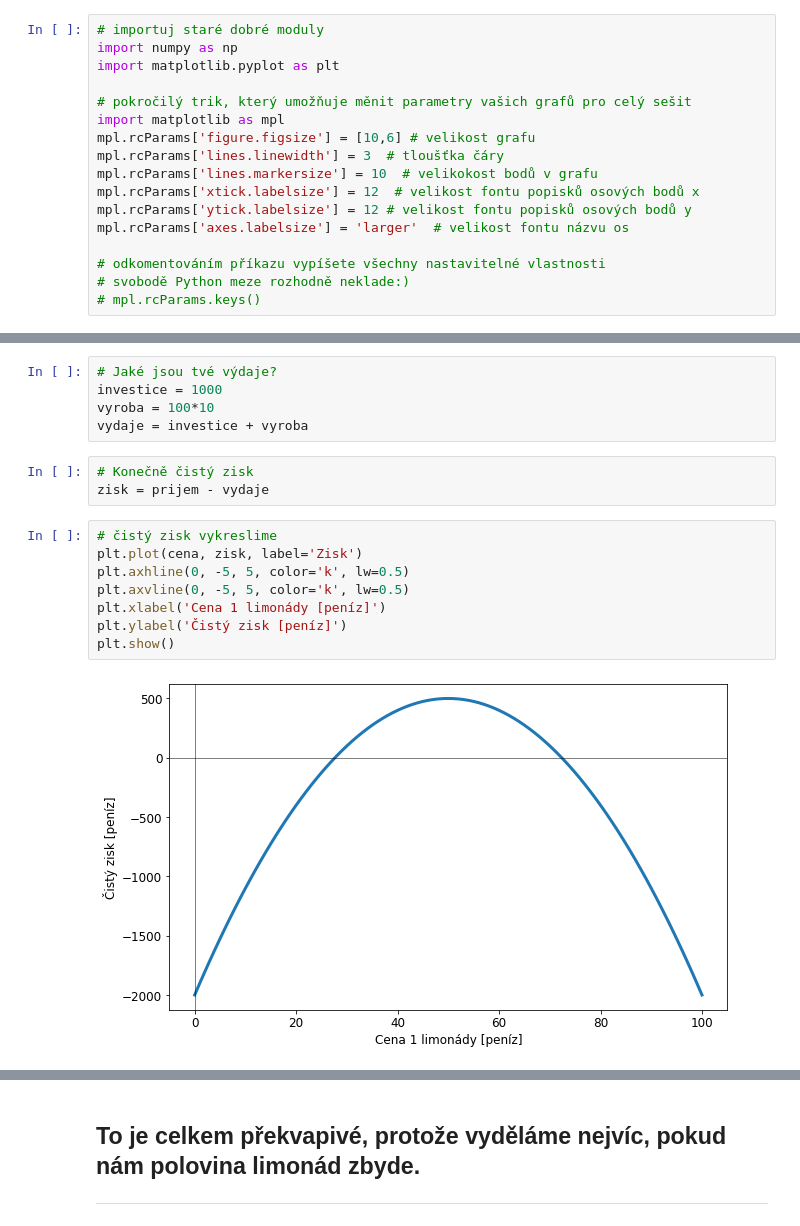
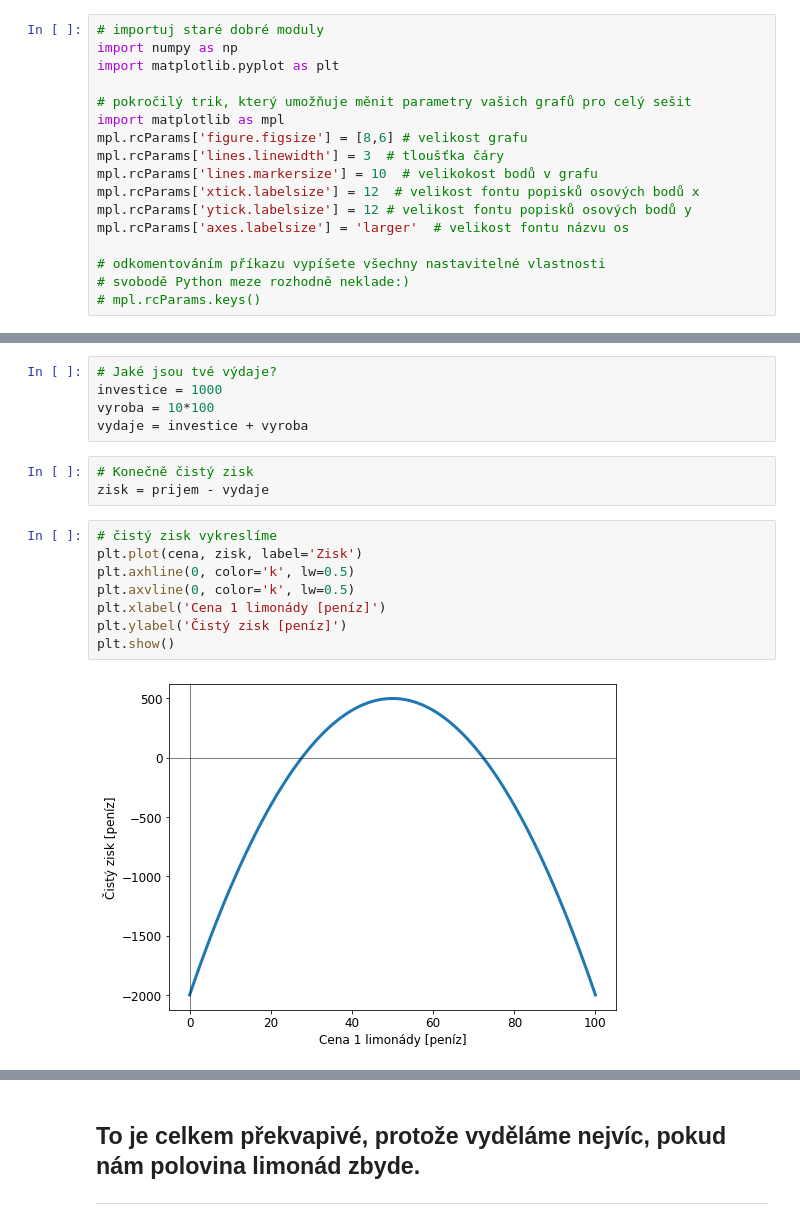
Before and after one commit to palec87/pymarad, a Jupyter notebook: cz/01_kvadraticka/kvadraticka_poptavka_reseni.ipynb, the cells around one changed output, grey strips where cells are left out. Drawn from its saved outputs; the diff is of its cells as text.

```diff
--- a/cz/01_kvadraticka/kvadraticka_poptavka_reseni.ipynb
+++ b/cz/01_kvadraticka/kvadraticka_poptavka_reseni.ipynb
@@ -37,7 +40,7 @@ import matplotlib.pyplot as plt
 
 # pokročilý trik, který umožňuje měnit parametry vašich grafů pro celý sešit
 import matplotlib as mpl
-mpl.rcParams['figure.figsize'] = [10,6] # velikost grafu
+mpl.rcParams['figure.figsize'] = [8,6] # velikost grafu
 mpl.rcParams['lines.linewidth'] = 3  # tloušťka čáry
 mpl.rcParams['lines.markersize'] = 10  # velikokost bodů v grafu
 mpl.rcParams['xtick.labelsize'] = 12  # velikost fontu popisků osových bodů x
@@ -69,19 +75,19 @@ prijem = cena*popt
 # %%
 # Jaké jsou tvé výdaje?
 investice = 1000
-vyroba = 100*10
+vyroba = 10*100
 vydaje = investice + vyroba
 # %%
 # Konečně čistý zisk
 zisk = prijem - vydaje
 # %%
-# čistý zisk vykreslime
+# čistý zisk vykreslíme
 plt.plot(cena, zisk, label='Zisk')
-plt.axhline(0, -5, 5, color='k', lw=0.5)
-plt.axvline(0, -5, 5, color='k', lw=0.5)
+plt.axhline(0, color='k', lw=0.5)
+plt.axvline(0, color='k', lw=0.5)
 plt.xlabel('Cena 1 limonády [peníz]')
 plt.ylabel('Čistý zisk [peníz]')
 plt.show()
 # %% [output]
-[figure, old version]
+[figure, new version]
 # %% [markdown]
```
Also changed, not shown: parts of 28 cells of this notebook, 11 other files.
